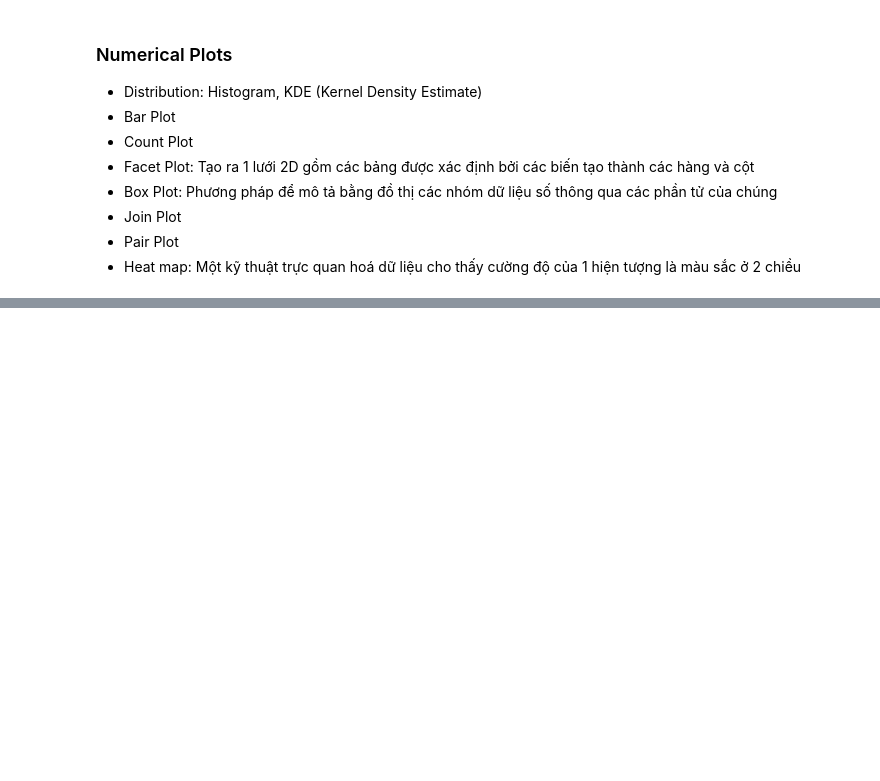
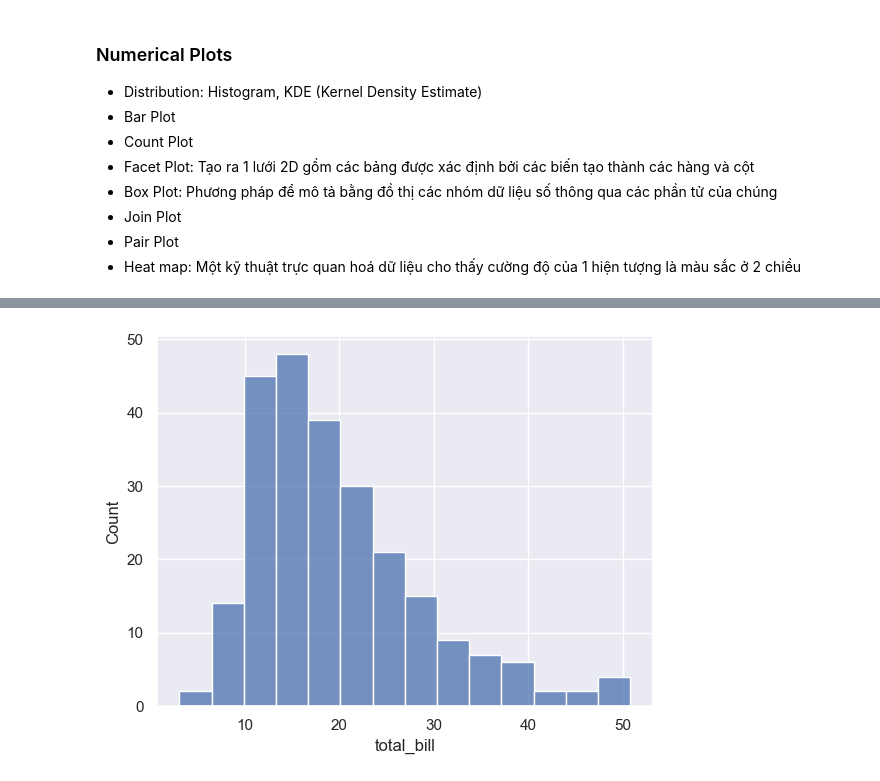
Before and after one commit to Kiettuannn/masterAI-Phase01, a Jupyter notebook: notebook/seaborn.ipynb, the cells around one changed output, grey strips where cells are left out. Saved outputs shown, nothing was run; the diff lists cells and outputs as text; code cells hidden in the pictures; blank space fills up the shorter version.

```diff
--- a/notebook/seaborn.ipynb
+++ b/notebook/seaborn.ipynb
@@ -13,3 +15,5 @@ print(sns.get_dataset_names())
+# %%
+sns.set_theme() # Apply the default theme
 # %% [markdown]
 ### Numerical Plots
 * Distribution: Histogram, KDE (Kernel Density Estimate)
@@ -22,0 +30,2 @@ print(sns.get_dataset_names())
+# %%
+tip_df = sns.load_dataset("tips")
@@ -22,0 +41,4 @@ print(sns.get_dataset_names())
+# %%
+sns.histplot(data=tip_df['total_bill']);
+# %% [output]
+[figure, added]
```
Also changed, not shown: parts of 8 cells of this notebook.
